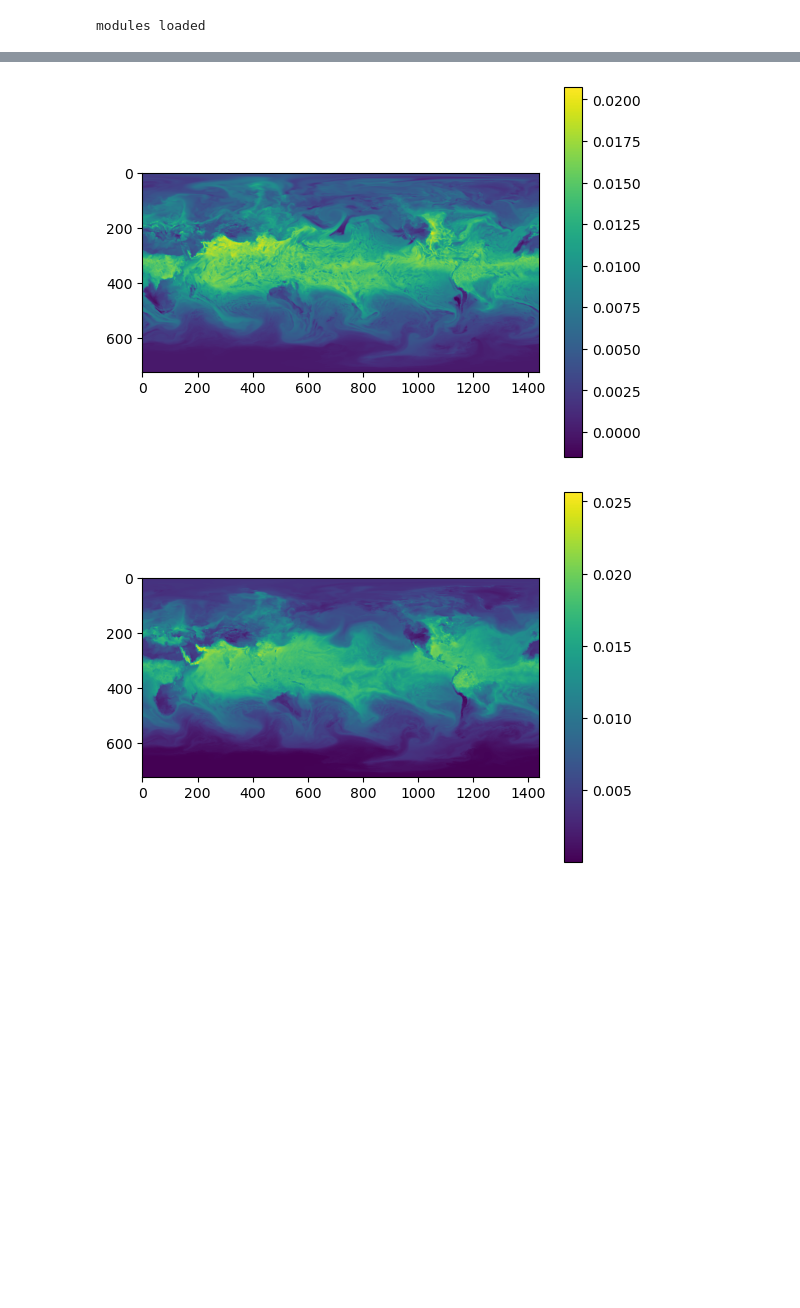
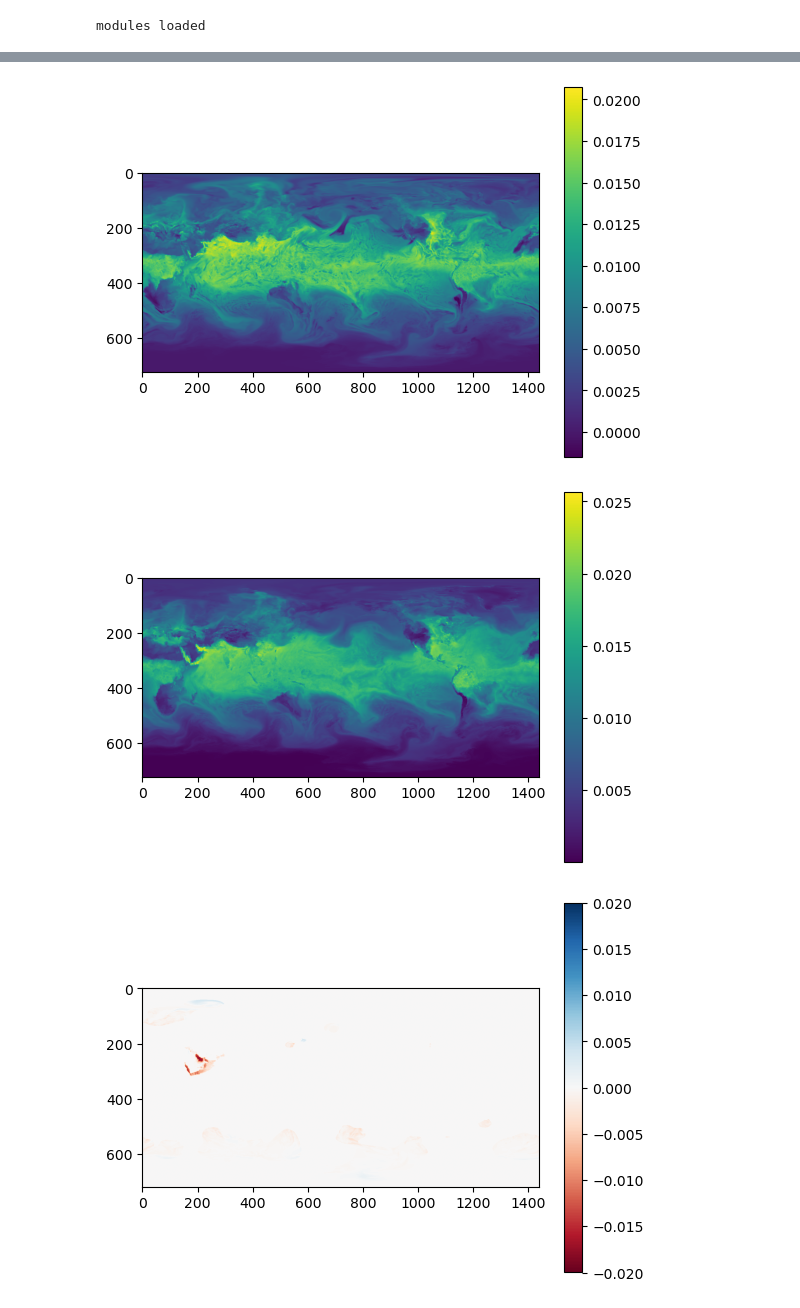
Before and after one commit to feldmann-m/AI-storm, a Jupyter notebook: devel/compute_cape.ipynb, the cells around one changed output, grey strips where cells are left out. Saved outputs shown, nothing was run; the diff lists cells and outputs as text; code cells hidden in the pictures; blank space fills up the shorter version.

```diff
--- a/devel/compute_cape.ipynb
+++ b/devel/compute_cape.ipynb
@@ -57,17 +63,11 @@ Coordinates:
     for lev in plevel:
         n1+=1
         pid[(pid==0) & (psurf<lev*100)]=n1
-    qlow=xr_dataset.specific_humidity.isel(level=-1)
-    qsurf_interp = xr_dataset.specific_humidity.isel(level=-2) + ( (xr_dataset.specific_humidity.isel(level=-1) - xr_dataset.specific_humidity.isel(level=-2)) \
-                                * ((np.log(psurf) - np.log(plevel[-1]*100) ) / ( np.log(plevel[-2]*100) - np.log(plevel[-1]*100) ) ) )
+    qlow=xr_dataset.specific_humidity.isel(level=0)
+    qsurf_interp = xr_dataset.specific_humidity.isel(level=1) + ( (xr_dataset.specific_humidity.isel(level=0) - xr_dataset.specific_humidity.isel(level=1)) \
+                                * ((np.log(psurf) - np.log(plevel[0]*100) ) / ( np.log(plevel[1]*100) - np.log(plevel[0]*100) ) ) )
 
-    qsurf = (psurf.data<100000) * qsurf_interp + (psurf.data>=100000) * qsurf
+    qsurf = (psurf.data<100000) * qsurf_interp + (psurf.data>=100000) * qlow
 
     dpsurf=metpy.calc.dewpoint_from_specific_humidity(psurf* units('Pa'), tsurf* units('K'), qsurf* units('kg/kg'))#.magnitude
     dpsurf.data=dpsurf.data.to(units.K).magnitude
-    p=plt.imshow(dpsurf[0,:,:]); plt.colorbar(p)
-    #qsurf=xr_dataset.specific_humitidy.interp(level=psurf)
-    print('begin CAPE computation')
-    print(tlevel.squeeze(dim="time").shape,tlevel.shape,dplevel.shape,tsurf.shape,psurf.shape,dpsurf.shape)
-    cape_cin, array = parcel.cape_cin(plevel, tlevel.squeeze(dim="time"), dplevel.squeeze(dim="time"), tsurf.squeeze(dim="time"), psurf.squeeze(dim="time"),
-             dpsurf.squeeze(dim="time"), vert_dim='level',template=tsurf.squeeze(dim="time"))
@@ -79,23 +89,27 @@ Exception: Cannot infer object returned from running user provided function. Ple
 # %%
-    print(psurf<100000)
-    print(np.unique(psurf))
-    p=plt.imshow(qsurf[0,:,:]); plt.colorbar(p)
-    plt.show()
-    print('hello')
-    p=plt.imshow(qsurf_interp[0,:,:]); plt.colorbar(p)
-    plt.show()
-    p=plt.imshow(qlow[0,:,:]); plt.colorbar(p)
-    plt.show()
+print(psurf<100000)
+print(np.unique(psurf))
+p=plt.imshow(qsurf[0,:,:]); plt.colorbar(p)
+plt.show()
+print('hello')
+p=plt.imshow(qsurf_interp[0,:,:]); plt.colorbar(p)
+plt.show()
+p=plt.imshow(qlow[0,:,:]); plt.colorbar(p)
+plt.show()
+
+p=plt.imshow((qsurf-qlow)[0,:,:],vmin=-0.02,vmax=0.02,cmap='RdBu'); plt.colorbar(p)
+plt.show()
 # %% [output]
 <xarray.DataArray 'mean_sea_level_pressure' (time: 4, latitude: 721,
                                              longitude: 1440)>
 dask.array<lt, shape=(4, 721, 1440), dtype=bool, chunksize=(1, 721, 1440), chunktype=numpy.ndarray>
 Coordinates:
   * latitude   (latitude) float32 90.0 89.75 89.5 89.25 ... -89.5 -89.75 -90.0
   * longitude  (longitude) float32 0.0 0.25 0.5 0.75 ... 359.0 359.2 359.5 359.8
   * time       (time) datetime64[ns] 2020-07-01 ... 2020-07-01T18:00:00
 [ 95251.57   95251.85   95256.06  ... 104175.836 104180.62  104191.86 ]
 [figure]
 hello
 [figure]
 [figure]
+[figure, added]
```
Also changed, not shown: parts of 7 cells of this notebook.
